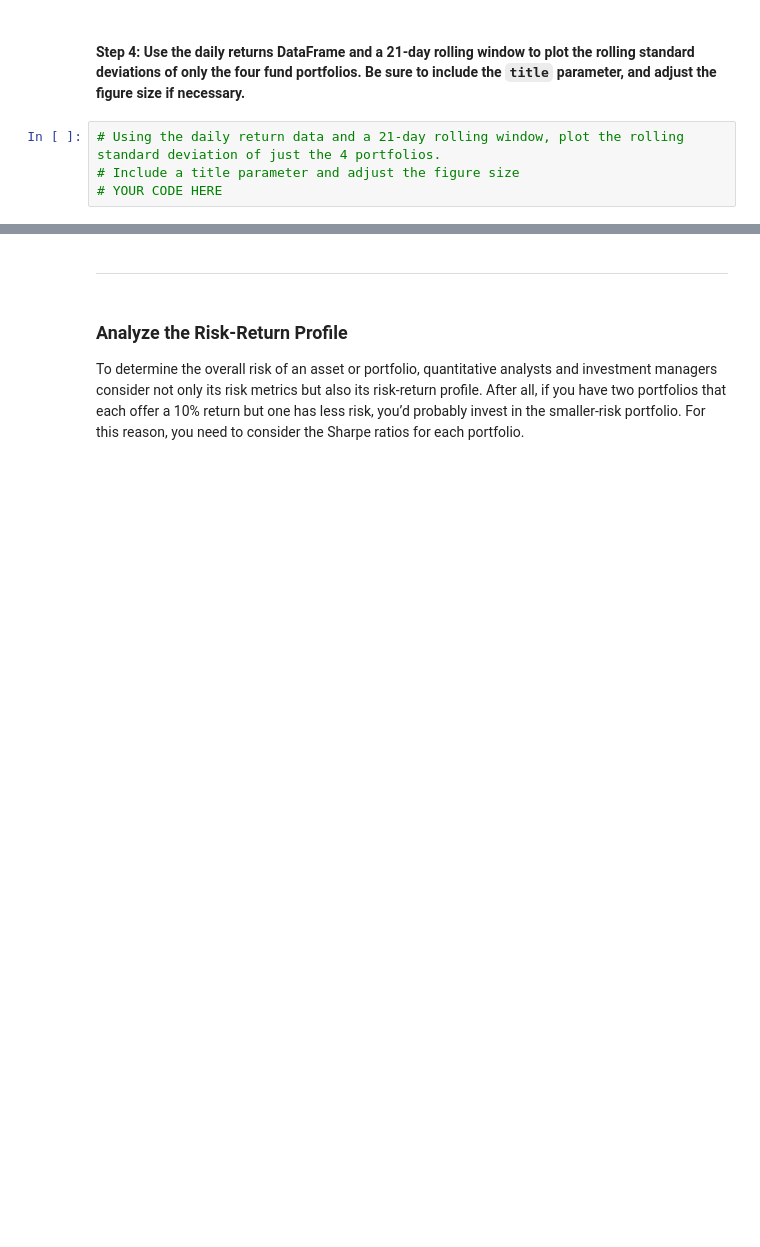
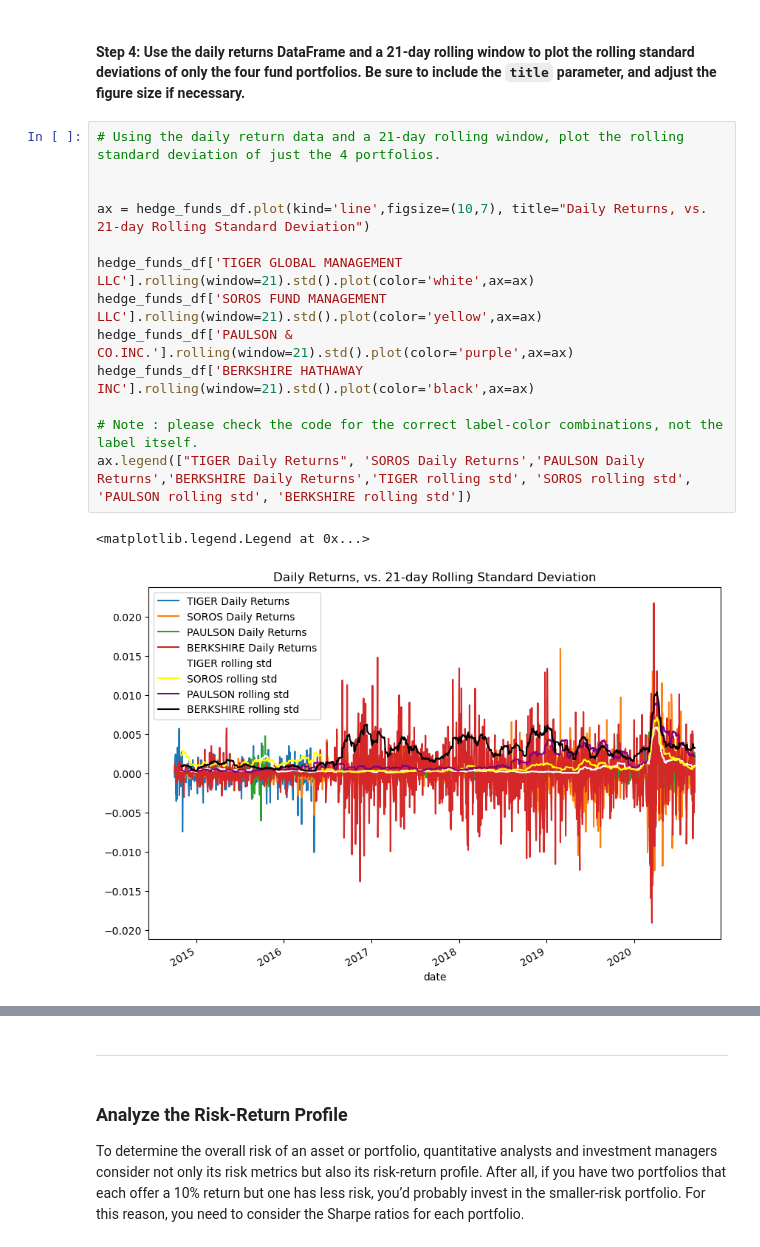
Before and after one commit to najibabounasr/Berkley-Bootcamp---Risk-Return-Analysis-Program, a Jupyter notebook: risk_return_analysis.ipynb, the cells around one changed output, grey strips where cells are left out. Drawn from its saved outputs; the diff is of its cells as text; blank space fills up the shorter version.

```diff
--- a/risk_return_analysis.ipynb
+++ b/risk_return_analysis.ipynb
@@ -265,9 +291,21 @@ Evaluate the risk profile of each portfolio by using the standard deviation and
 # %% [markdown]
 #### Step 4: Use the daily returns DataFrame and a 21-day rolling window to plot the rolling standard deviations of only the four fund portfolios. Be sure to include the `title` parameter, and adjust the figure size if necessary.
-# %%
-# Using the daily return data and a 21-day rolling window, plot the rolling standard deviation of just the 4 portfolios.
-# Include a title parameter and adjust the figure size
-# YOUR CODE HERE
+# %%
+# Using the daily return data and a 21-day rolling window, plot the rolling standard deviation of just the 4 portfolios.
+
+
+ax = hedge_funds_df.plot(kind='line',figsize=(10,7), title="Daily Returns, vs. 21-day Rolling Standard Deviation")
+
+hedge_funds_df['TIGER GLOBAL MANAGEMENT LLC'].rolling(window=21).std().plot(color='white',ax=ax)
+hedge_funds_df['SOROS FUND MANAGEMENT LLC'].rolling(window=21).std().plot(color='yellow',ax=ax)
+hedge_funds_df['PAULSON & CO.INC.'].rolling(window=21).std().plot(color='purple',ax=ax)
+hedge_funds_df['BERKSHIRE HATHAWAY INC'].rolling(window=21).std().plot(color='black',ax=ax)
+
+# Note : please check the code for the correct label-color combinations, not the label itself.
+ax.legend(["TIGER Daily Returns", 'SOROS Daily Returns','PAULSON Daily Returns','BERKSHIRE Daily Returns','TIGER rolling std', 'SOROS rolling std', 'PAULSON rolling std', 'BERKSHIRE rolling std'])
+# %% [output]
+<matplotlib.legend.Legend at 0x...>
+[figure, added]
 # %% [markdown]
 #### Step 5: Answer the following three questions:
 
```
Also changed, not shown: parts of 16 cells of this notebook.
